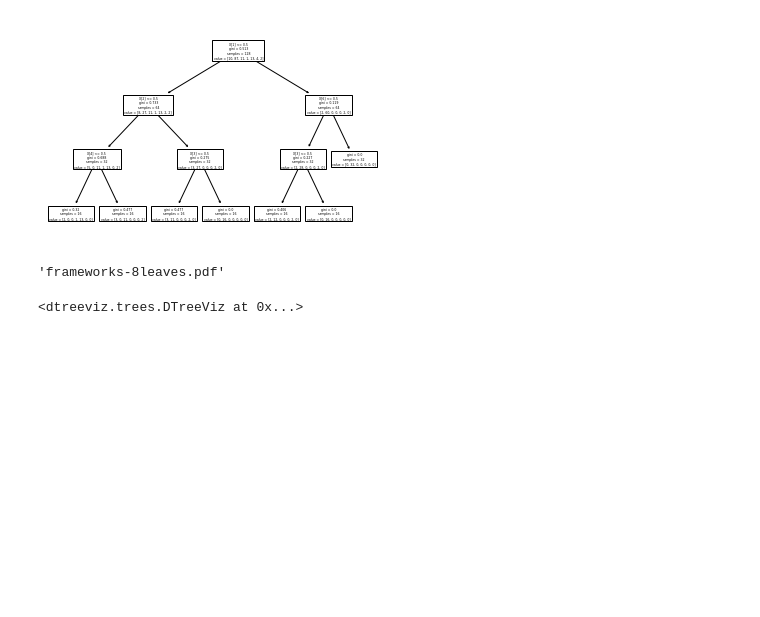
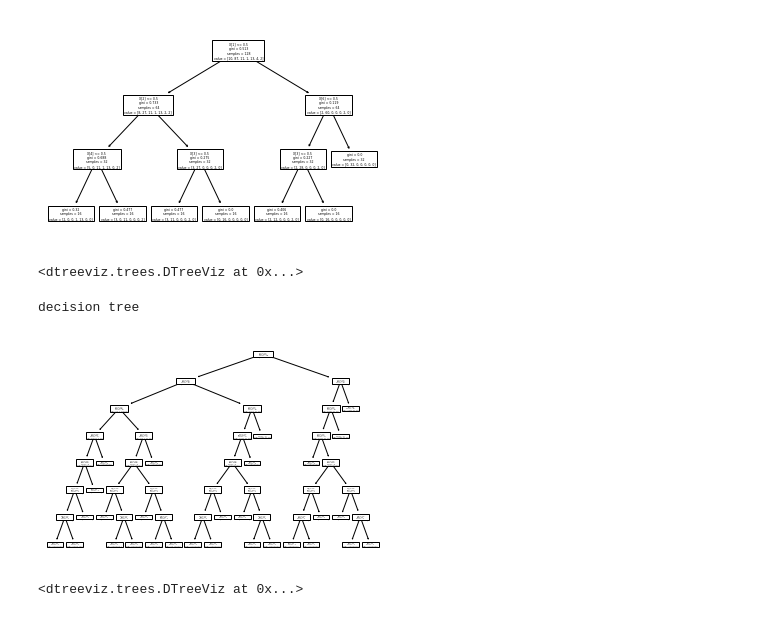
Before and after one commit to pandorica-opens/Reproducibility-Tools-in-Machine-Learning, a Jupyter notebook: Decision tree/Decision tree.ipynb, the cells around one changed output. Saved outputs shown, nothing was run; the diff lists cells and outputs as text; code cells hidden in the pictures; blank space fills up the shorter version.

Commit message:
add the visualisation of decision trees

```diff
--- a/Decision tree/Decision tree.ipynb
+++ b/Decision tree/Decision tree.ipynb
@@ -240,15 +240,6 @@ print('decision tree')
 # %% [output]
 decision tree
 [figure]
-# %%
-import graphviz
-dot_data = tree.export_graphviz(clf, out_file=None,
-feature_names = ['Runtime', 'Parameters', 'No. of Lines', 'Collaboration', 'Memory', 'Deep Dive Sklearn','Deep Dive Keras'],
-class_names=['guild.ai', 'mlflow', 'wandb', 'all', 'mlflow & wandb', 'guild.ai & mlflow', 'wandb & guild.ai'])
-graph = graphviz.Source(dot_data)
-graph.render("frameworks-8leaves")
-# %% [output]
-'frameworks-8leaves.pdf'
 # %%
 data = data.astype('int32')
 # %%
@@ -263,3 +254,12 @@ viz
 <dtreeviz.trees.DTreeViz at 0x...>
 # %%
 viz.save("frameworks-3-depth-tree.svg")
+# %%
+from sklearn import tree
+clf = tree.DecisionTreeClassifier(random_state=0) #max_leaf_nodes=10
+clf.fit(data, labels)
+tree.plot_tree(clf)
+print('decision tree')
+# %% [output]
+decision tree
+[figure, added]
@@ -265,0 +268,10 @@ viz.save("frameworks-3-depth-tree.svg")
+# %%
+from dtreeviz.trees import dtreeviz # remember to load the package
+
+viz = dtreeviz(clf, data, labels,
+               feature_names = ['Runtime', 'Auto-logging', 'No. of Lines', 'Collaboration', 'Memory', 'Deep Dive Sklearn','Deep Dive Keras'],
+               class_names=['Guild', 'MLflow', 'W&B', 'all', 'MLflow & W&B', 'Guild & MLflow', 'W&B & Guild'])
+
+viz
+# %% [output]
+<dtreeviz.trees.DTreeViz at 0x...>
```
Also changed, not shown: parts of 3 cells of this notebook, 4 other files.
